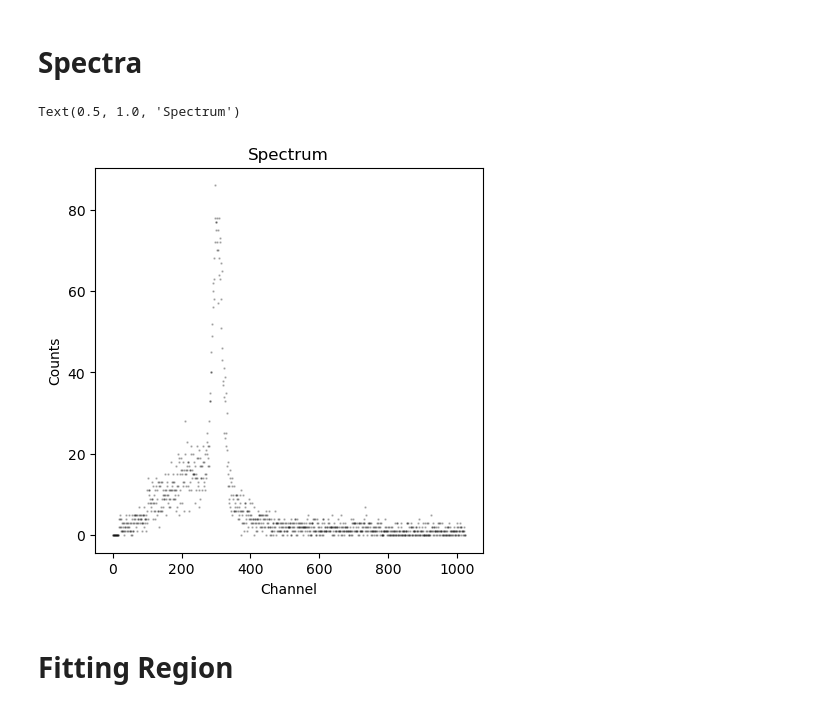
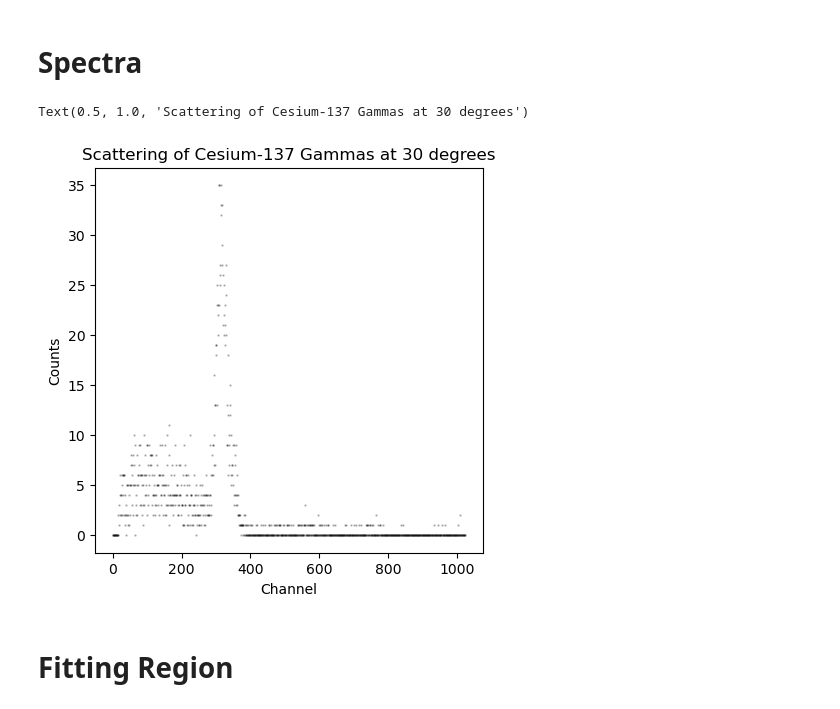
Before and after one commit to jshe2304/phys21100, a Jupyter notebook: experiment2/spectra.ipynb, the cells around one changed output. Saved outputs shown, nothing was run; the diff lists cells and outputs as text; code cells hidden in the pictures.

Commit message:
figures redone

```diff
--- a/experiment2/spectra.ipynb
+++ b/experiment2/spectra.ipynb
@@ -91,22 +91,19 @@ def data_fit(p0, func, xvar, yvar, err, tmi=0):
 # %% [markdown]
 # Spectra
 # %%
-spectrum_fname = './data/scattering_spectra/120.csv'
+spectrum_fname = './data/scattering_spectra/30-1.csv'
 # %%
 import matplotlib.patches as mpatches
 
 channel, _, counts, dcounts = load_spectrum(spectrum_fname)
 
 fig, ax = plt.subplots(figsize=(5, 5))
 
 ax.scatter(channel, counts, marker='.', color='black', s=2, alpha=0.25, label='Data')
 
 ax.set_xlabel('Channel')
 ax.set_ylabel('Counts')
-ax.set_title('Spectrum')
-#ax.legend()
-
-#plt.savefig('figures/cs137-spectrum.pdf')
+ax.set_title('Scattering of Cesium-137 Gammas at 30 degrees')
 # %% [output]
-Text(0.5, 1.0, 'Spectrum')
+Text(0.5, 1.0, 'Scattering of Cesium-137 Gammas at 30 degrees')
-[figure, old version]
+[figure, new version]
```
Also changed, not shown: parts of 1 cell of this notebook, 17 other files.
